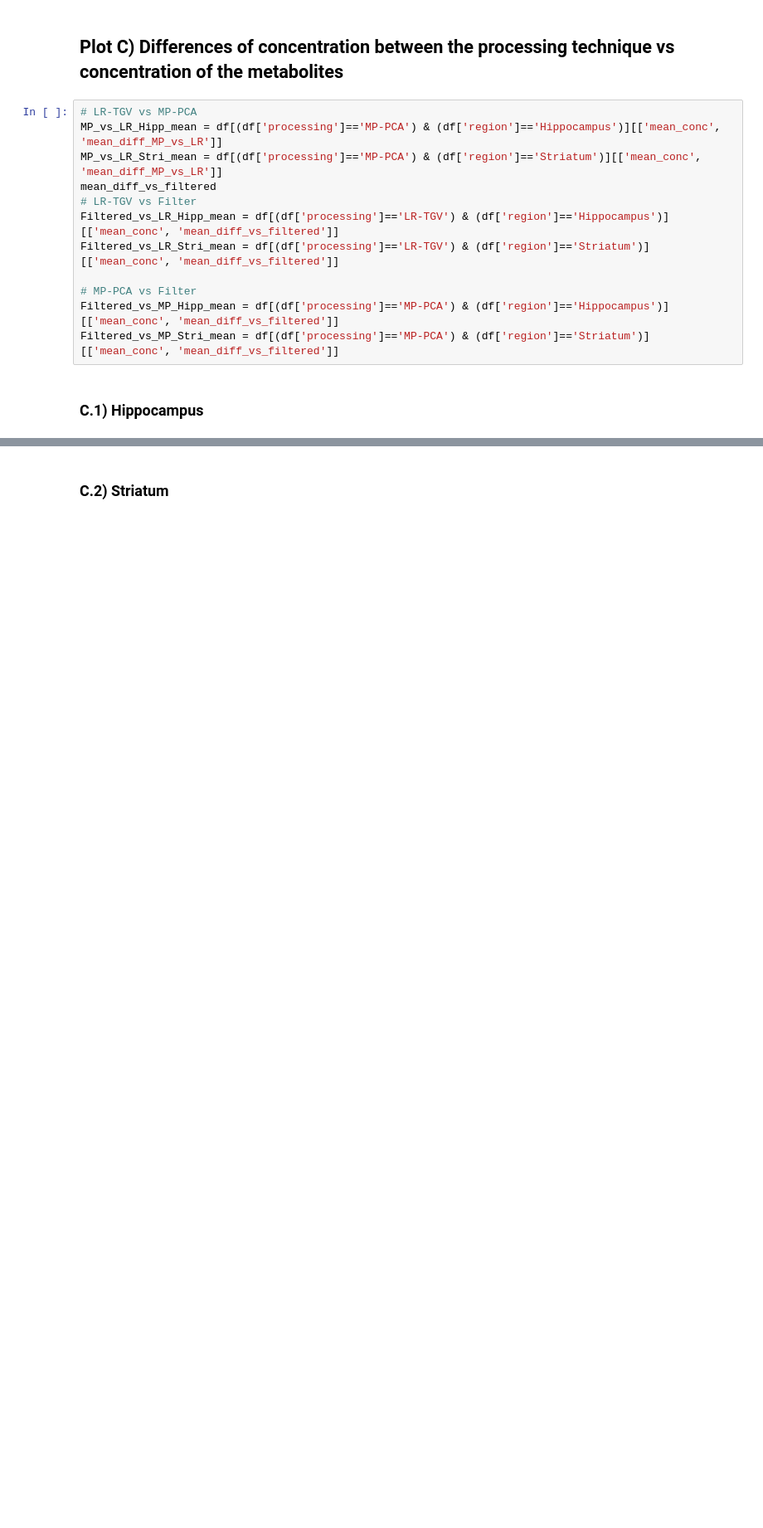
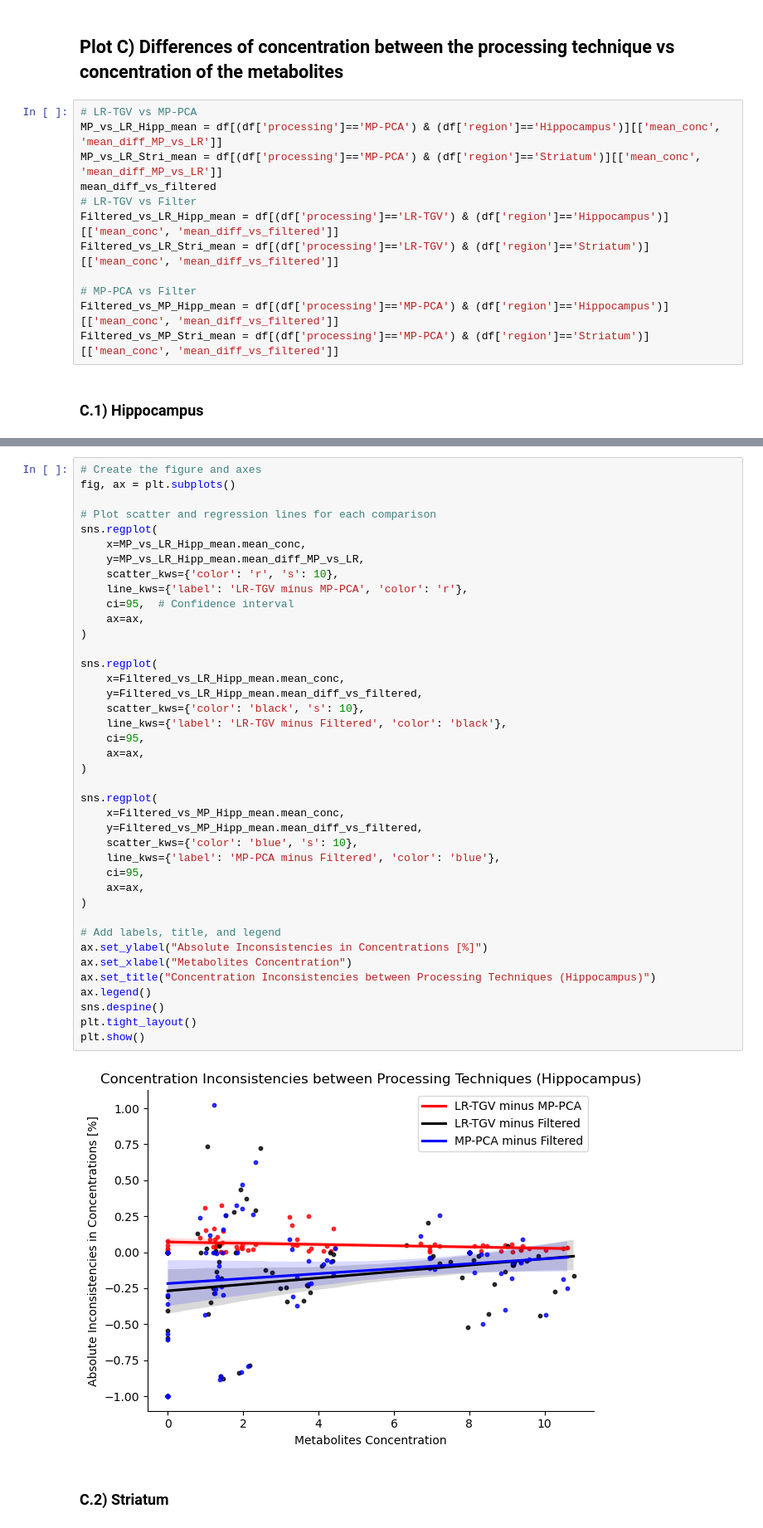
Before and after one commit to AlexisCogne/MRI_Practicals, a Jupyter notebook: Data_Analysis_Notebook.ipynb, the cells around one changed output, grey strips where cells are left out. Shown at 83% size. Drawn from its saved outputs; the diff is of its cells as text; blank space fills up the shorter version.

Commit message:
Adding a regression to the last comparison

```diff
--- a/Data_Analysis_Notebook.ipynb
+++ b/Data_Analysis_Notebook.ipynb
@@ -392,3 +390,45 @@ plt.tight_layout()
+# %%
+# Create the figure and axes
+fig, ax = plt.subplots()
+
+# Plot scatter and regression lines for each comparison
+sns.regplot(
+    x=MP_vs_LR_Hipp_mean.mean_conc,
+    y=MP_vs_LR_Hipp_mean.mean_diff_MP_vs_LR,
+    scatter_kws={'color': 'r', 's': 10},
+    line_kws={'label': 'LR-TGV minus MP-PCA', 'color': 'r'},
+    ci=95,  # Confidence interval
+    ax=ax,
+)
+
+sns.regplot(
+    x=Filtered_vs_LR_Hipp_mean.mean_conc,
+    y=Filtered_vs_LR_Hipp_mean.mean_diff_vs_filtered,
+    scatter_kws={'color': 'black', 's': 10},
+    line_kws={'label': 'LR-TGV minus Filtered', 'color': 'black'},
+    ci=95,
+    ax=ax,
+)
+
+sns.regplot(
+    x=Filtered_vs_MP_Hipp_mean.mean_conc,
+    y=Filtered_vs_MP_Hipp_mean.mean_diff_vs_filtered,
+    scatter_kws={'color': 'blue', 's': 10},
+    line_kws={'label': 'MP-PCA minus Filtered', 'color': 'blue'},
+    ci=95,
+    ax=ax,
+)
+
+# Add labels, title, and legend
+ax.set_ylabel("Absolute Inconsistencies in Concentrations [%]")
+ax.set_xlabel("Metabolites Concentration")
+ax.set_title("Concentration Inconsistencies between Processing Techniques (Hippocampus)")
+ax.legend()
+sns.despine()
+plt.tight_layout()
+plt.show()
+# %% [output]
+[figure, added]
 # %% [markdown]
 ### C.2) Striatum
 # %%
```
Also changed, not shown: parts of 5 cells of this notebook.
